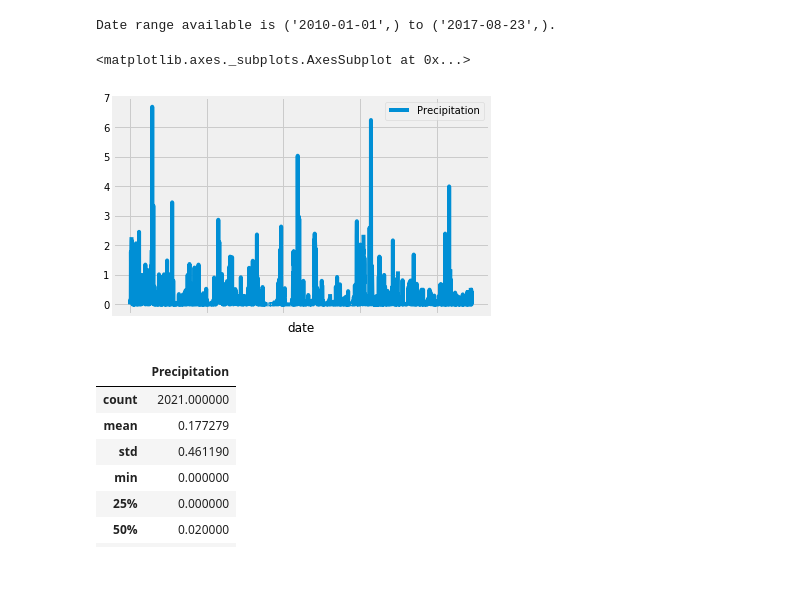
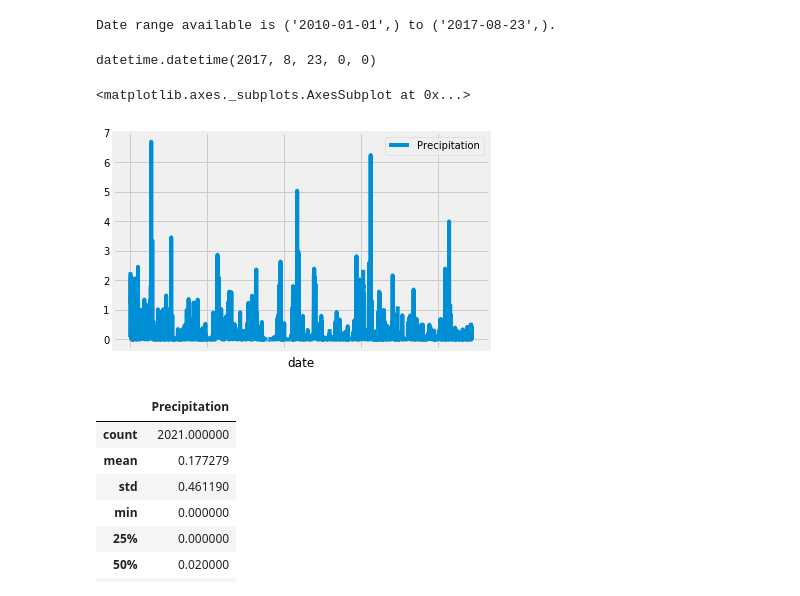
Before and after one commit to robert-rd-wood/Homework-10, a Jupyter notebook: climate.ipynb, the cells around one changed output. Cells and saved outputs as stored; diff of their text form; code cells hidden in the pictures.

```diff
--- a/climate.ipynb
+++ b/climate.ipynb
@@ -101,33 +102,39 @@ latest = session.query(Measurement.date).order_by(Measurement.date.desc()).first
 print(f"Date range available is {earliest} to {latest}.")
 # %% [output]
 Date range available is ('2010-01-01',) to ('2017-08-23',).
+# %%
+# query_date = dt.date(session.query(Measurement.date).order_by(Measurement.date.desc()).first())
+# query_date
+
+result = session.query(Measurement.date).order_by(Measurement.date.desc()).first()[0]
+query_date = datetime.strptime(result,'%Y-%m-%d')
+query_date
+# %% [output]
+datetime.datetime(2017, 8, 23, 0, 0)
 # %%
 # Design a query to retrieve the last 12 months of precipitation data and plot the results
-
-# Save the date for the last data point in the database
-query_date = dt.date(2017, 8, 23)
 
 # Calculate the date 1 year ago from the last data point in the database
 year_ago = query_date - dt.timedelta(days=365)
 
 # Perform a query to retrieve the data and precipitation scores
 prcp = session.query(Measurement.date, Measurement.prcp).\
     filter(Measurement.date >= year_ago).\
     filter(Measurement.date <= query_date).\
     order_by(Measurement.date).all()
 
 # Save the query results as a Pandas DataFrame and set the index to the date column
 prcp_df = pd.DataFrame(prcp, columns=['date', 'Precipitation'])
 prcp_df.set_index('date', inplace=True)
 
 # Sort the dataframe by date
 prcp_df.sort_index(inplace=True)
 
 # Use Pandas Plotting with Matplotlib to plot the data
 prcp_df.plot(x_compat=True)
 # %% [output]
 <matplotlib.axes._subplots.AxesSubplot at 0x...>
-[figure, old version]
+[figure, new version]
 # %%
 # Use Pandas to calculate the summary statistics for the precipitation data
 prcp_df.describe()
```
Also changed, not shown: parts of 1 cell of this notebook, 1 other file.
